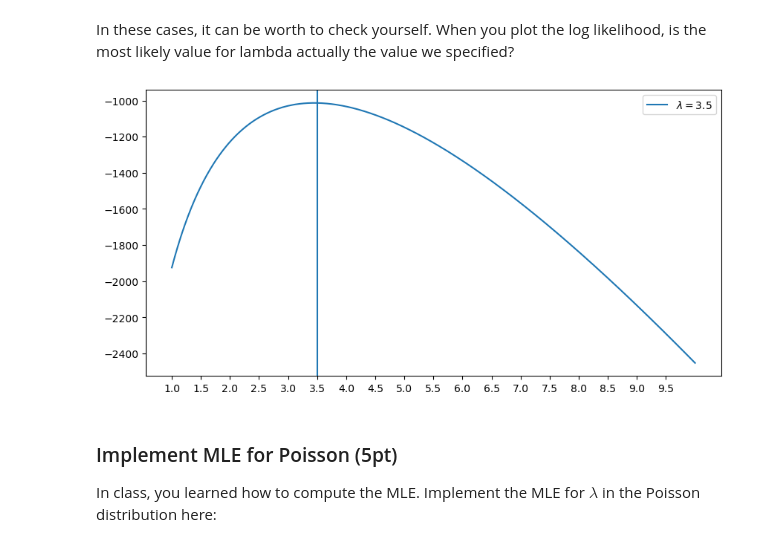
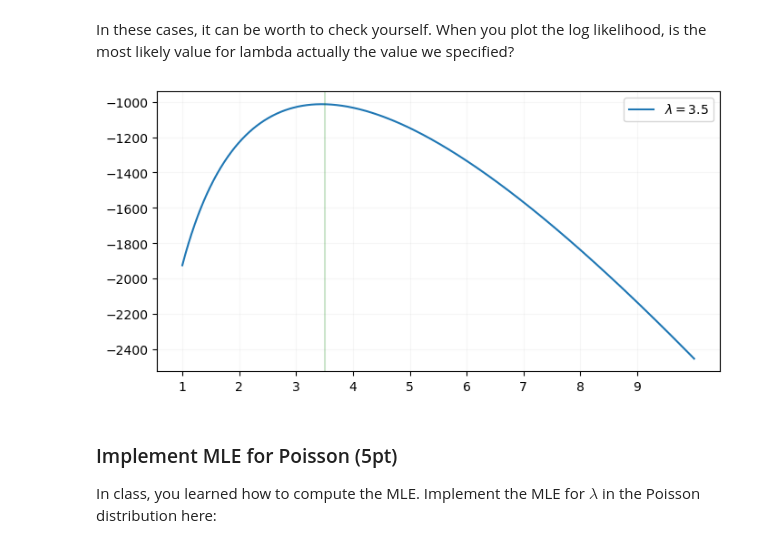
Before and after one commit to danilotpnta/machine_learning1, a Jupyter notebook: Lab1/14077566_lab1.ipynb, the cells around one changed output. Saved outputs shown, nothing was run; the diff lists cells and outputs as text; code cells hidden in the pictures.

```diff
--- a/Lab1/14077566_lab1.ipynb
+++ b/Lab1/14077566_lab1.ipynb
@@ -214,14 +210,15 @@ assert llh.shape == (len(lambda_values,),), "the shape of log-likelihoods is inc
 In these cases, it can be worth to check yourself. When you plot the log likelihood, is the most likely value for lambda actually the value we specified?
 # %%
 llh = log_likelihood(lambda_values, observations)
-plt.figure(figsize=(10, 5))
+plt.figure(figsize=(8, 4))
 plt.plot(lambda_values, llh,  label=f'$\lambda={lam}$')
-plt.axvline(x=lam)
-plt.xticks(np.arange(1, 10, 0.5))
+plt.axvline(x=lam, color='green', alpha=0.2)
+plt.xticks(np.arange(1, 10, 1))
+plt.grid(alpha=0.1)
 plt.legend()
 plt.show()
 # %% [output]
-[figure, old version]
+[figure, new version]
 # %% [markdown]
 ### Implement MLE for Poisson (5pt)
 
```
Also changed, not shown: parts of 15 cells of this notebook.
